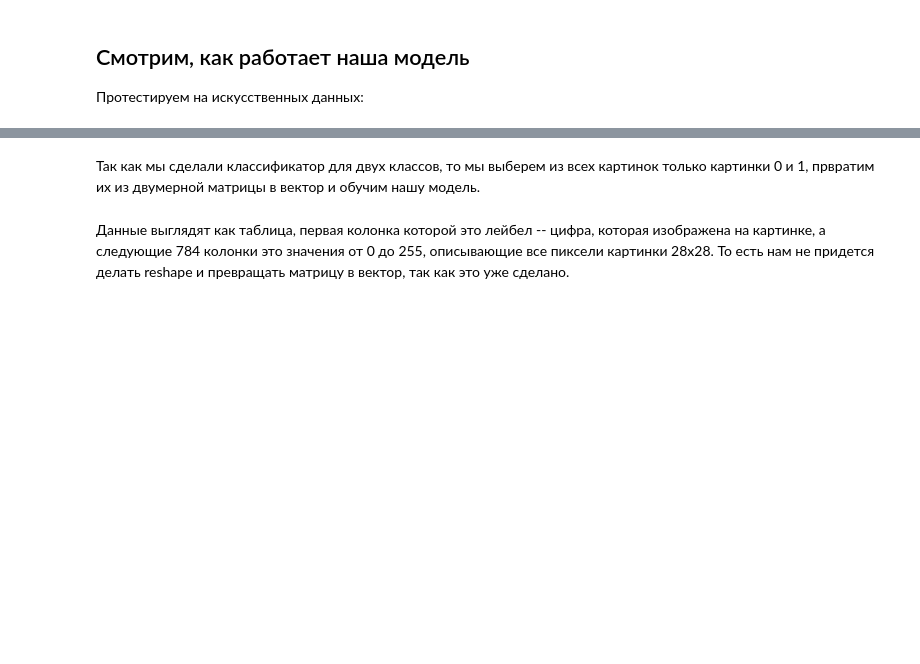
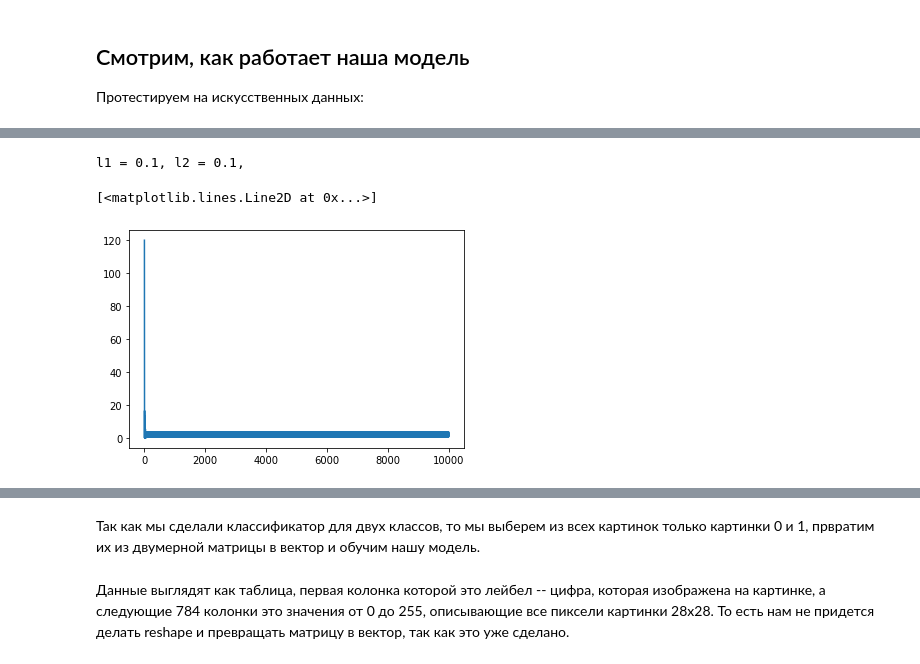
Before and after one commit to EmperorNao/MLHub, a Jupyter notebook: DLS/sem1/HW2/LM+GD.ipynb, the cells around one changed output, grey strips where cells are left out. Saved outputs shown, nothing was run; the diff lists cells and outputs as text; code cells hidden in the pictures; blank space fills up the shorter version.

```diff
--- a/DLS/sem1/HW2/LM+GD.ipynb
+++ b/DLS/sem1/HW2/LM+GD.ipynb
@@ -169,9 +174,8 @@ def generate_batches(X, y, batch_size):
     y = np.array(y)
     perm = np.random.permutation(len(X))
 
-    for batch_start in <YOUR CODE>:
-    #YOUR CODE
-        yield #YOUR CODE
+    for batch_start in range(0, X.shape[0] // batch_size):
+        yield X[perm][batch_start * batch_size: (batch_start + 1) * batch_size], y[perm][batch_start * batch_size: (batch_start + 1) * batch_size]
 # %% [markdown]
 ### Тестируем написанную функцию
 
@@ -247,13 +251,14 @@ class MyLogisticRegression(object):
             for X_batch, y_batch in generate_batches(X_train, y, batch_size):
                 #В X_train уже добавлен вектор 1
 
-                predictions = #YOUR CODE: предскажите вероятности на X_batch
-                loss = #YOUR CODE: вычислите loss на текущем батче
+                predictions = self._predict_proba_internal(X_batch)
+                loss = self.__loss(y_batch, predictions)
 
                 assert (np.array(loss).shape == tuple()), "Лосс должен быть скаляром!"
 
-                losses.append(<YOUR CODE>)
+                losses.append(loss)
 
+                self.w -= lr * self.get_grad(X_batch, y_batch, predictions)
                 #YOUR CODE: обновите self.w по формуле градиентного спуска. Используйте функцию self.get_grad для вычисления градиента. Не забудьте про learning rate!
 
         return losses
@@ -279,7 +284,7 @@ class MyLogisticRegression(object):
         #компонент градиента из логрегрессии
         #следите за размерностями
 
-        grad_basic = #YOUR CODE
+        grad_basic = X_batch.T @ (predictions - y_batch)
         assert grad_basic.shape == (X_batch.shape[1],) , "Градиенты должны быть столбцом из k_features + 1 элементов"
 
         return grad_basic
@@ -354,6 +359,7 @@ class MyElasticLogisticRegression(MyLogisticRegression):
     def __init__(self, l1_coef, l2_coef):
         self.l1_coef = l1_coef
         self.l2_coef = l2_coef
+        print(f"l1 = {l1_coef}, l2 = {l2_coef}, ")
         self.w = None
 
     def get_grad(self, X_batch, y_batch, predictions):
@@ -369,10 +375,12 @@ class MyElasticLogisticRegression(MyLogisticRegression):
         """
 
 
-        grad_basic = #YOUR CODE: компонент градиента из логрегрессии. Обнулять bias-компоненту этой составляющей градиента не нужно!
+        grad_basic = X_batch.T @ (predictions - y_batch)
 
-        grad_l1 = #YOUR CODE: компонент градиента из l_1-регуляризации (не забудьте обнулить компоненту с bias)
-        grad_l2 = #YOUR CODE: компонент градиента из l_2-регуляризации (не забудьте обнулить компоненту с bias)
+        w = self.w.copy()
+        w[0] = 0
+        grad_l1 = self.l1_coef * np.sign(w)
+        grad_l2 = 2 * self.l2_coef * w
 
         #Обнулять bias-компоненту вектора весов не нужно!
 
@@ -422,7 +436,14 @@ plt.show()
 # %%
 clf = MyElasticLogisticRegression(0.1, 0.1)
-clf.fit(X, y, epochs=1000)
+hist = clf.fit(X, y, epochs=1000)
 w = clf.get_weights()
+# %% [output]
+l1 = 0.1, l2 = 0.1,
+# %%
+plt.plot(hist)
+# %% [output]
+[<matplotlib.lines.Line2D at 0x...>]
+[figure, added]
 # %%
 from matplotlib.colors import ListedColormap
 
```
Also changed, not shown: parts of 8 cells of this notebook.
